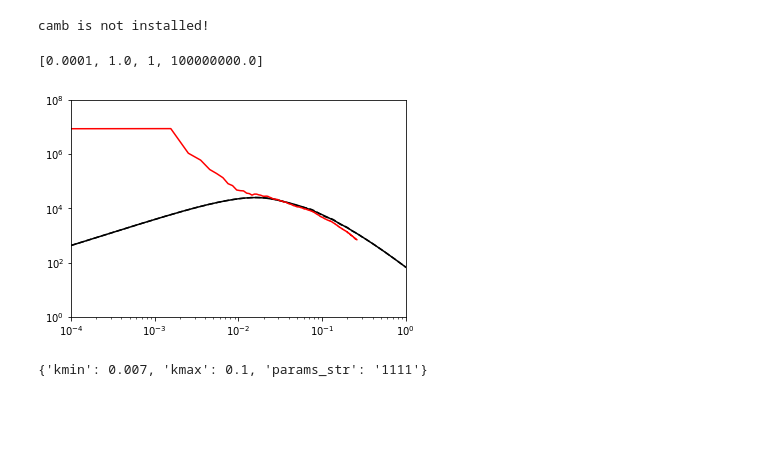
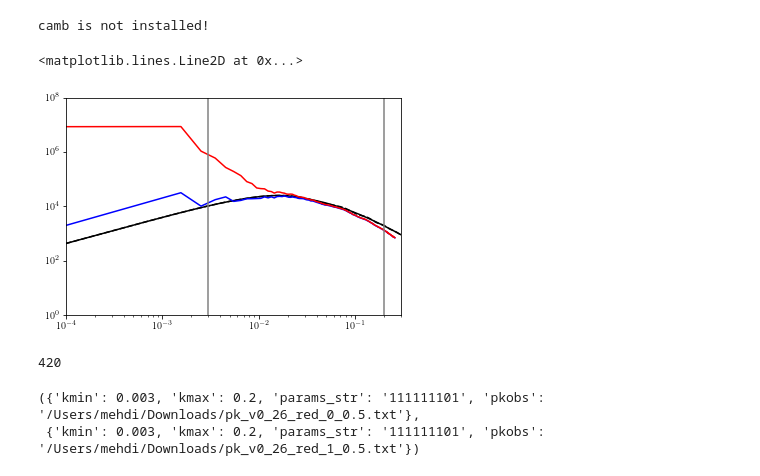
Before and after one commit to mehdirezaie/bao_fit, a Jupyter notebook: BAOpipeline.ipynb, the cells around one changed output. Cells and saved outputs as stored; diff of their text form; code cells hidden in the pictures; blank space fills up the shorter version.

```diff
--- a/BAOpipeline.ipynb
+++ b/BAOpipeline.ipynb
@@ -476,14 +490,20 @@ class Args:
 # %%
 kpk1 = np.loadtxt('./planck_smooth.dat')
 kpk2 = np.loadtxt('./planck_wiggle.dat')
-kpk3 = np.loadtxt('/Users/mehdi/Downloads/pk_v0_26_red_1_0.5.txt')
+kpk3 = np.loadtxt('/Users/mehdi/Downloads/pk_v0_26_red_0_0.5.txt')
+kpk4 = np.loadtxt('/Users/mehdi/Downloads/pk_v0_26_red_1_0.5.txt')
 # %%
 plt.plot(kpk1[:,0], kpk1[:,1], 'k-',
          kpk2[:,0], kpk2[:,1], 'k--',
-         kpk3[:,0], kpk3[:,1], 'r-')
+         kpk3[:,0], kpk3[:,1], 'b-',
+         kpk4[:,0], kpk4[:,1], 'r-')
 plt.yscale('log')
+#plt.xscale('log')
+#plt.xlim(xmax=0.)
 plt.xscale('log')
-plt.axis([1.e-4, 1., 1, 1.e8])
+plt.axis([0.0001, 0.3, 1, 1.e8])
+plt.axvline(0.003, color='grey')
+plt.axvline(0.2, color='grey')
 # %% [output]
-[0.0001, 1.0, 1, 100000000.0]
+<matplotlib.lines.Line2D at 0x...>
-[figure, old version]
+[figure, new version]
@@ -491,0 +510,4 @@ args = Args(7.e-3, 1.e-1, '1111')
+# %%
+((kpk1[:,0]>0.003)&(kpk1[:,0]<0.2)).sum()
+# %% [output]
+420
@@ -492,5 +517,6 @@ args = Args(7.e-3, 1.e-1, '1111')
 # %%
-args
+args, args1
 # %% [output]
-{'kmin': 0.007, 'kmax': 0.1, 'params_str': '1111'}
+({'kmin': 0.003, 'kmax': 0.2, 'params_str': '111111101', 'pkobs': '/Users/mehdi/Downloads/pk_v0_26_red_0_0.5.txt'},
+ {'kmin': 0.003, 'kmax': 0.2, 'params_str': '111111101', 'pkobs': '/Users/mehdi/Downloads/pk_v0_26_red_1_0.5.txt'})
 # %%
```
Also changed, not shown: parts of 18 cells of this notebook, 2 other files.
